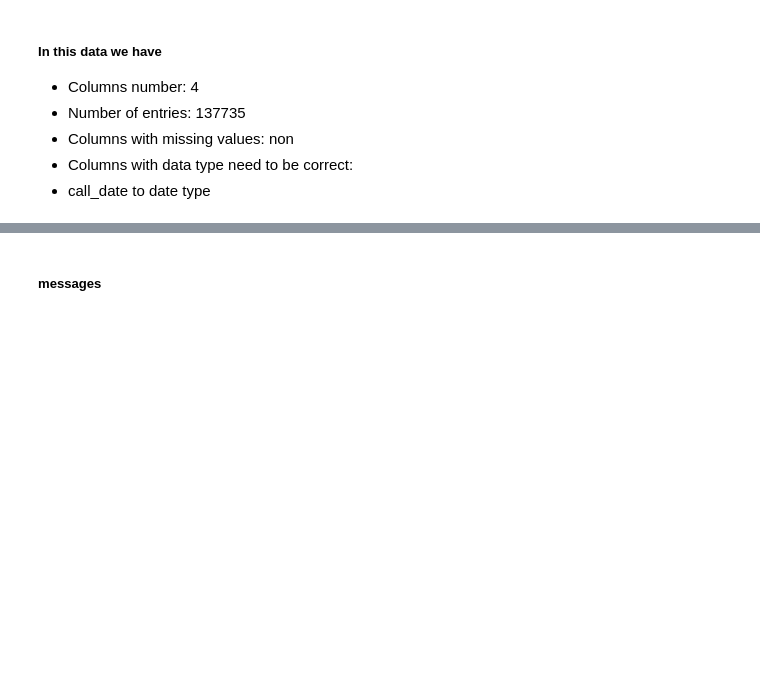
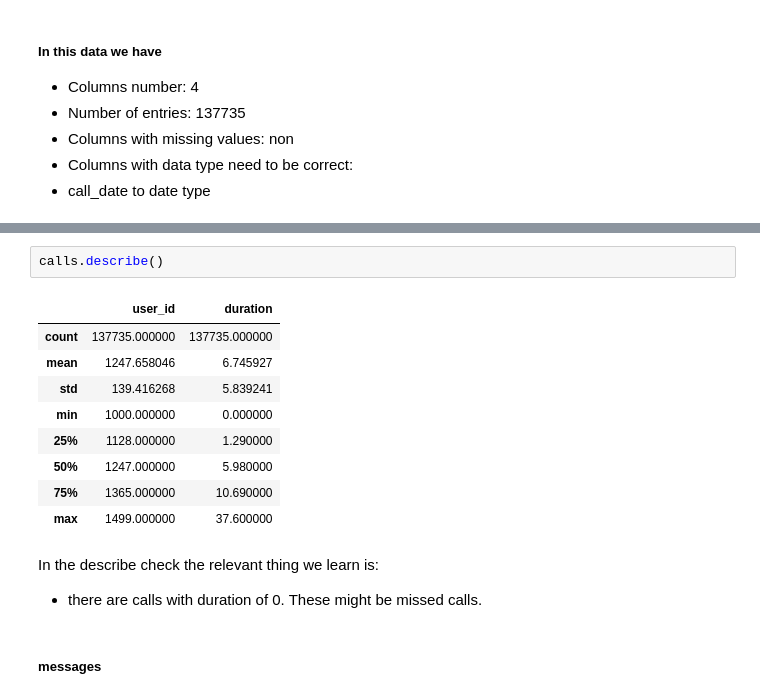
Before and after one commit to nirgalili/practicum100_SDA_project_telecom_operator, a Jupyter notebook: SDA_nir_galili_v1.ipynb, the cells around one changed output, grey strips where cells are left out. Drawn from its saved outputs; the diff is of its cells as text; blank space fills up the shorter version.

```diff
--- a/SDA_nir_galili_v1.ipynb
+++ b/SDA_nir_galili_v1.ipynb
@@ -139,3 +170,18 @@ calls.head()
+# %%
+calls.describe()
+# %% [output]
+|  | user_id | duration |
+| count | 137735.000000 | 137735.000000 |
+| mean | 1247.658046 | 6.745927 |
+| std | 139.416268 | 5.839241 |
+| min | 1000.000000 | 0.000000 |
+| 25% | 1128.000000 | 1.290000 |
+| 50% | 1247.000000 | 5.980000 |
+| 75% | 1365.000000 | 10.690000 |
+| max | 1499.000000 | 37.600000 |
+# %% [markdown]
+In the describe check the relevant thing we learn is:
+- there are  calls with duration of 0. These might be missed calls.
 # %% [markdown]
 ##### messages
 # %% [markdown]
```
Also changed, not shown: parts of 11 cells of this notebook.
